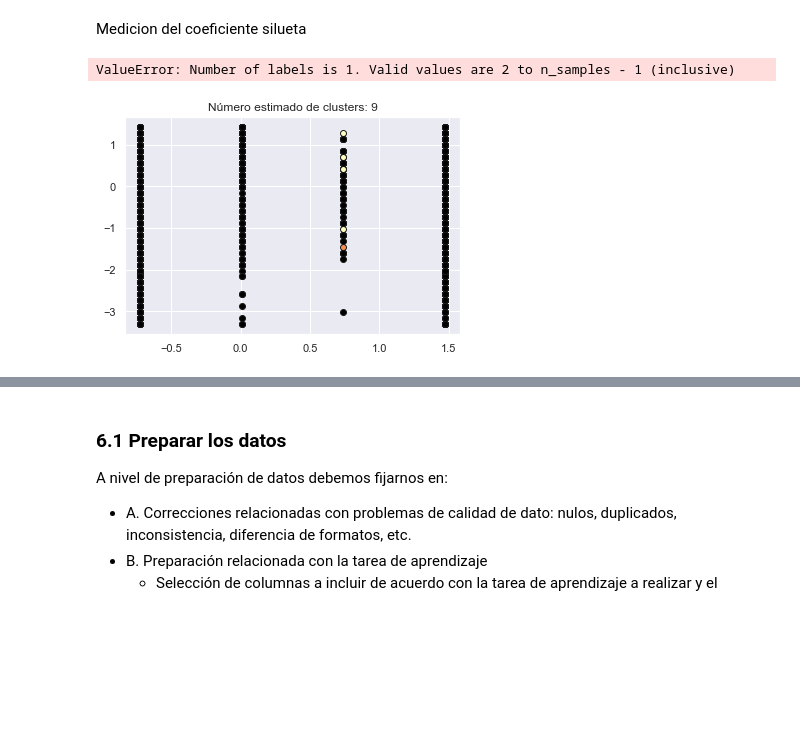
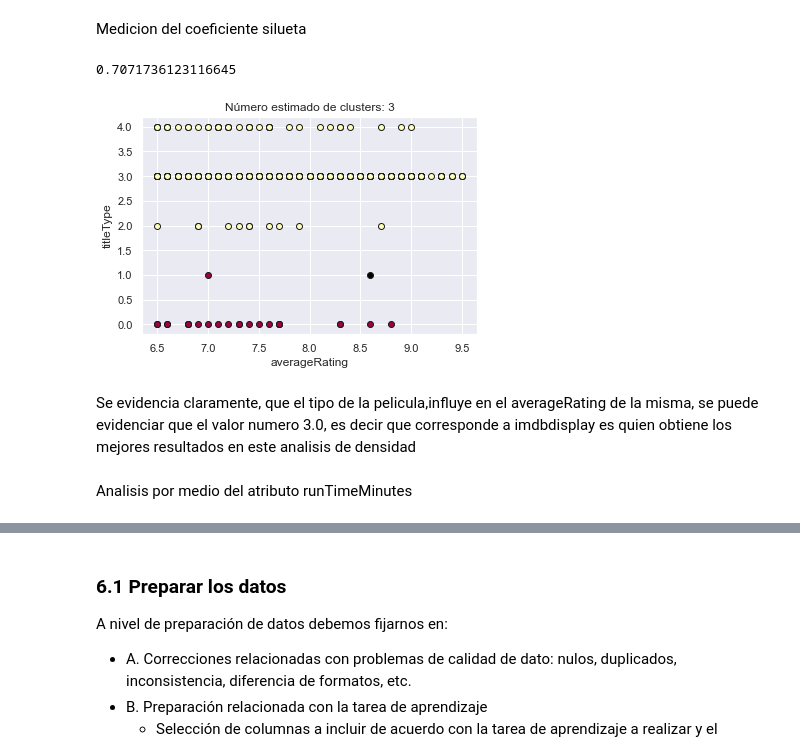
Before and after one commit to BI-Bernal-Diaz-Serrano/Lab1, a Jupyter notebook: main.ipynb, the cells around one changed output, grey strips where cells are left out. Saved outputs shown, nothing was run; the diff lists cells and outputs as text; code cells hidden in the pictures; blank space fills up the shorter version.

Commit message:
Final Punto 2

```diff
--- a/main.ipynb
+++ b/main.ipynb
@@ -581,7 +581,7 @@ A nivel de preparación de datos debemos fijarnos en:
 # %% [markdown]
 Se eliminan las filas, las cuales se evidencia que poseen un alto nivel de apariciones por alguna variable tales como atributes o isAdult, o language o indices
 # %%
-columnasEliminar = ['#', 'index', 'originalTitle', 'isAdult', 'language', 'attributes', 'isOriginalTitle','tconst']
+columnasEliminar = ['#', 'index', 'originalTitle', 'isAdult', 'language', 'attributes', 'isOriginalTitle','tconst','ordering']
 df_movies2 = df_movies.drop(columns=columnasEliminar)
 
 # Mostrar el nuevo DataFrame df_movies2
@@ -655,0 +673,5 @@ dtype: object
+# %%
+df_moviesType_rating = df_moviesType_rating.copy()
+df_moviesType_rating['types'] = labelencoder.fit_transform(df_moviesType_rating['types'])
+
+print(df_moviesType_rating)
@@ -658,10 +694,0 @@ Convertir variables categoricas a numericas, gracias a fit_transform
-# %%
-le = LabelEncoder()
-cols_to_encode = ['titleType', 'region', 'types', 'main_genre','secondary_genre']
-
-# Aplicar la codificación para cada columna
-for col in cols_to_encode:
-    df_movies2[col] = le.fit_transform(df_movies2[col].astype(str))
-
-# Verificar los cambios
-print(df_movies2.dtypes)
@@ -735,8 +695,9 @@ Normalizacion de los datos
 # %% [markdown]
 Aplicacion del algoritmo de DBS
 # %%
-dbscan = DBSCAN(eps=0.5, min_samples=10)
-dbscan.fit(datosReducidos)
+print(df_moviesType_rating)
+dbscan = DBSCAN(eps=1, min_samples=10)
+dbscan.fit(df_moviesType_rating)
 
 labels = dbscan.labels_
 
@@ -744,6 +705,6 @@ labels = dbscan.labels_
 n_clusters_ = len(set(labels)) - (1 if -1 in labels else 0)
 n_noise_ = list(labels).count(-1)
 
-print("Estimated number of clusters: %d" % n_clusters_)
-print("Estimated number of noise points: %d" % n_noise_)
+print("Numero de cluster creado: %d" % n_clusters_)
+print("Puntos atipicos: %d" % n_noise_)
 # %% [output]
@@ -752,36 +727,37 @@ Estimated number of noise points: 7359
 # %% [markdown]
 Medicion del coeficiente silueta
 # %%
-coeficienteSilueta = silhouette_score(datosReducidos, labels)
+coeficienteSilueta = silhouette_score(df_moviesType_rating, labels)
 print(coeficienteSilueta)
 # %% [output]
-ValueError: Number of labels is 1. Valid values are 2 to n_samples - 1 (inclusive)
+0.7071736123116645
 # %%
-import matplotlib.pyplot as plt
-from sklearn.decomposition import PCA
-
-# Reducción de dimensionalidad a 2D con PCA
-pca = PCA(n_components=2)
-X_reduced = pca.fit_transform(datosEscalados)
-
 # Graficar los resultados
 unique_labels = set(labels)
 colors = [plt.cm.Spectral(each)
           for each in np.linspace(0, 1, len(unique_labels))]
 
 for k, col in zip(unique_labels, colors):
     if k == -1:
-        # Negro para ruido.
+        # Negro para valores atipicos.
         col = [0, 0, 0, 1]
 
     class_member_mask = (labels == k)
 
+    # Filtrar los puntos en df_moviesType_rating que pertenecen al cluster k
+    xy = df_moviesType_rating[class_member_mask]
+
     # Graficar los puntos de datos que son "núcleo"
-    xy = datosEscalados[class_member_mask]
-    plt.plot(xy[:, 0], xy[:, 1], 'o', markerfacecolor=tuple(col),
-             markeredgecolor='k', markersize=6)
+    plt.plot(xy['averageRating'], xy['types'], 'o',
+             markerfacecolor=tuple(col), markeredgecolor='k', markersize=6)
 
 plt.title('Número estimado de clusters: %d' % len(unique_labels))
+plt.xlabel('averageRating')
+plt.ylabel('titleType')
 plt.show()
 # %% [output]
-[figure, old version]
+[figure, new version]
+# %% [markdown]
+Se evidencia claramente, que el tipo de la pelicula,influye en el averageRating de la misma, se puede evidenciar que el valor numero 3.0, es decir  que corresponde a imdbdisplay es quien obtiene los mejores resultados en este analisis de densidad
+# %% [markdown]
+Analisis por medio del atributo runTimeMinutes
```
Also changed, not shown: parts of 69 cells of this notebook.
